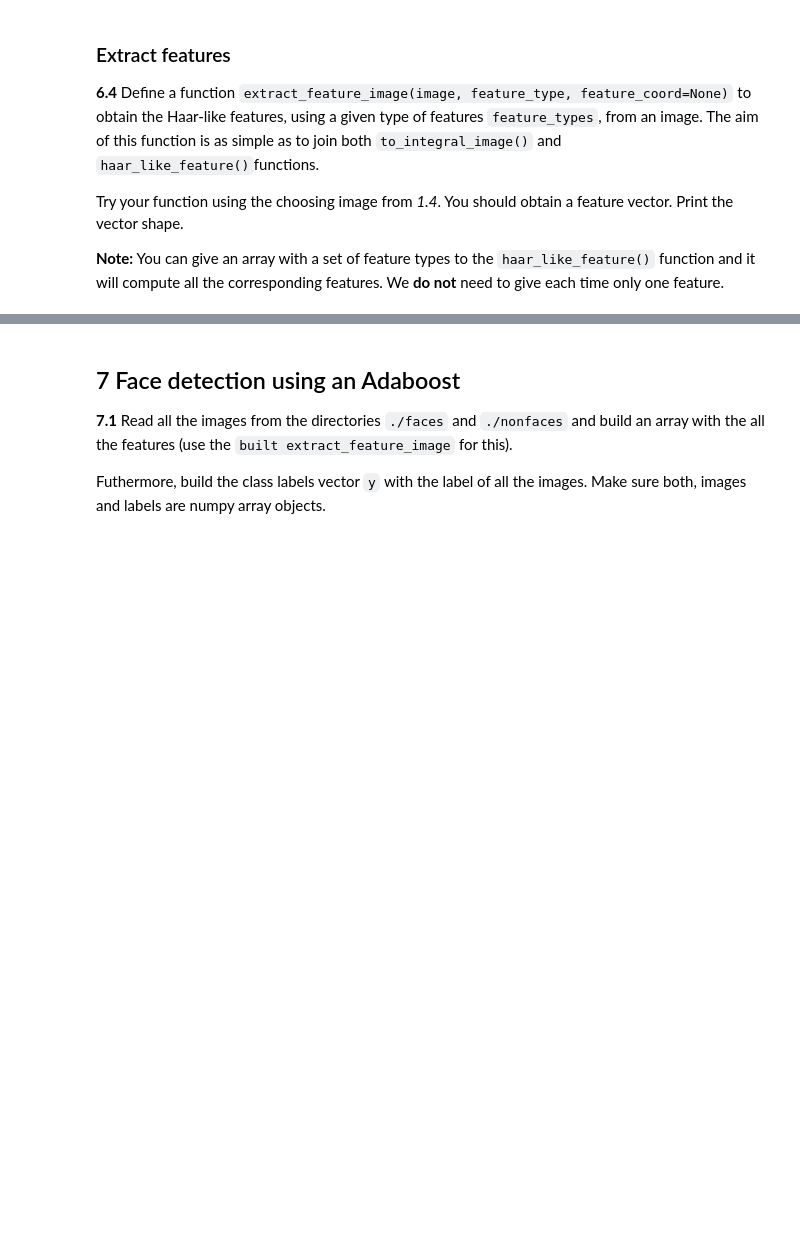
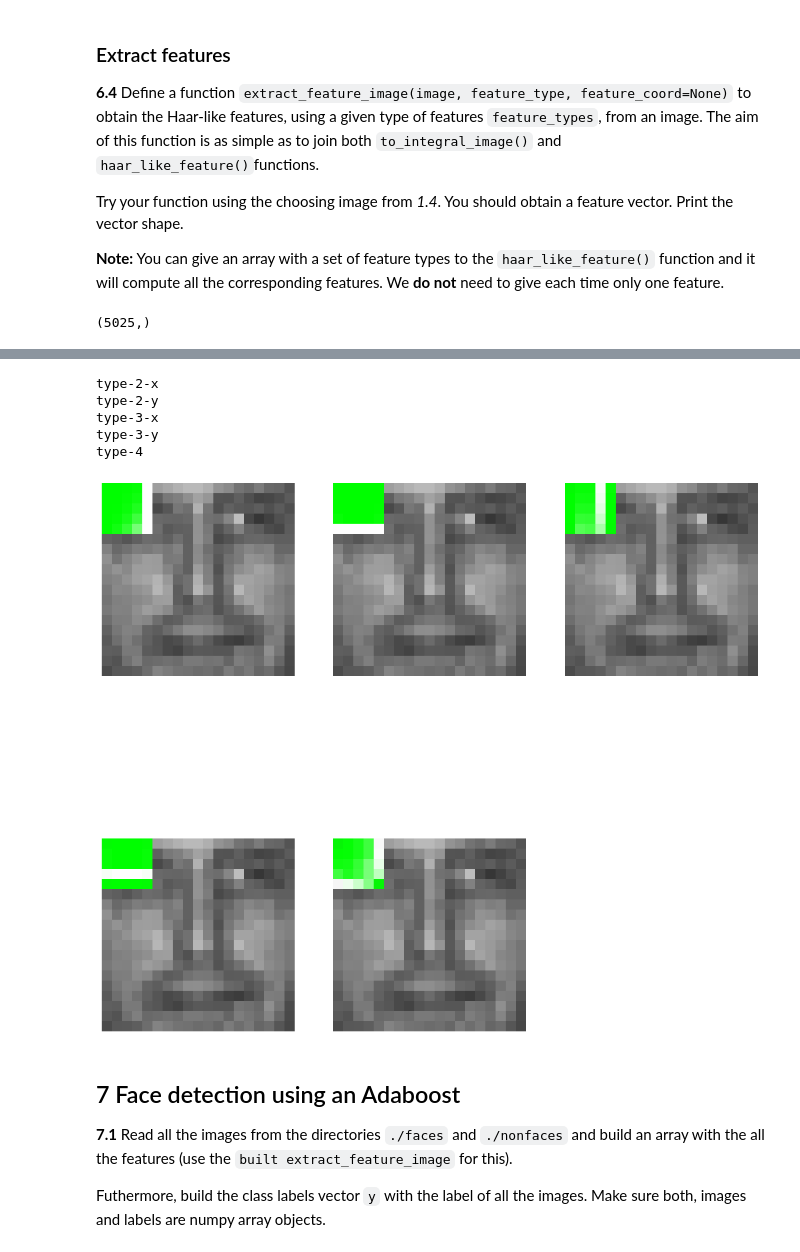
Before and after one commit to MohsinZamanShaheen/Artificial-Vision, a Jupyter notebook: P5-20231225/P5_2023_students/P5_2023_students.ipynb, the cells around one changed output, grey strips where cells are left out. Cells and saved outputs as stored; diff of their text form; code cells hidden in the pictures; blank space fills up the shorter version.

```diff
--- a/P5-20231225/P5_2023_students/P5_2023_students.ipynb
+++ b/P5-20231225/P5_2023_students/P5_2023_students.ipynb
@@ -573,3 +653,11 @@ feature_types = ['type-2-x', 'type-2-y',
+# %%
+def extract_feature_image(image, feature_type, feature_coord=None):
+    return haar_like_feature(to_integral_image(image), 0, 0, 10, 10, feature_type, feature_coord)
+
+ft = extract_feature_image(face_image, feature_types)
+print(ft.shape)
+# %% [output]
+(5025,)
 # %% [markdown]
 **6.5** Plot a Haar-like feature on an image:
 
@@ -591,3 +677,29 @@ Define a function ``plotFeatures``  to visualize Haar-like features on an images
+# %%
+def plot_features(image, feature_types):
+    fig = plt.figure(figsize=(15, 15))
+    i = 1
+
+    for feature in feature_types:
+        print(feature)
+
+        coords, features = haar_like_feature_coord(5, 5, feature)
+        image_result = draw_haar_like_feature(image.copy(), 0, 0, 10, 10, coords, 1)
+
+        fig.add_subplot(2, 3, i)
+        plt.axis('off')
+        plt.imshow(image_result, cmap='gray')
+        i += 1
+
+    plt.show()
+
+plot_features(face_image, feature_types)
+# %% [output]
+type-2-x
+type-2-y
+type-3-x
+type-3-y
+type-4
+[figure, added]
 # %% [markdown]
 ## 7 Face detection using an Adaboost
 
```
Also changed, not shown: parts of 46 cells of this notebook.
